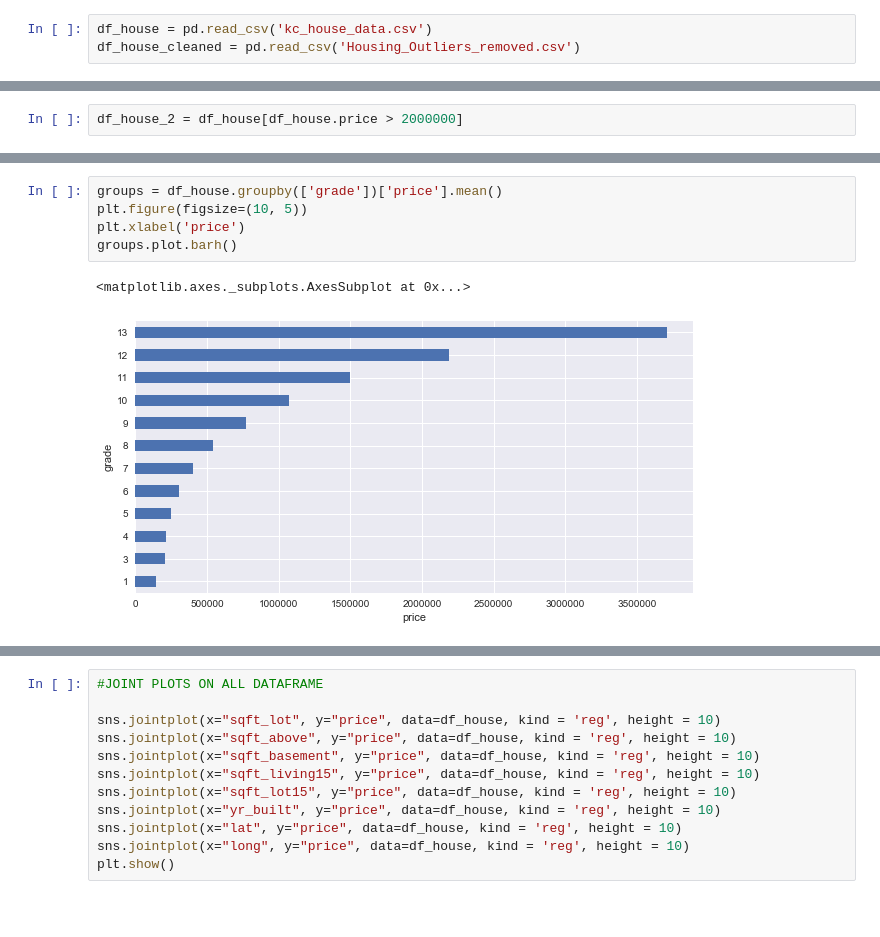
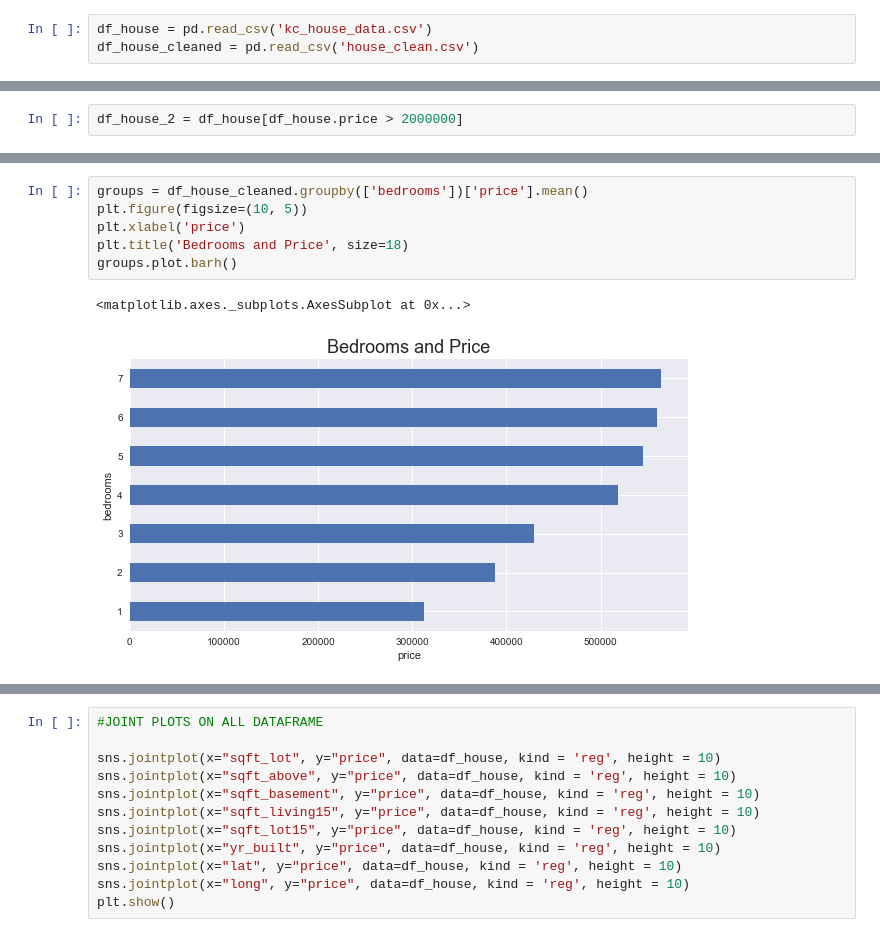
Before and after one commit to Banner10/Phase_2_Project, a Jupyter notebook: Visualizations.ipynb, the cells around one changed output, grey strips where cells are left out. Drawn from its saved outputs; the diff is of its cells as text; blank space fills up the shorter version.

```diff
--- a/Visualizations.ipynb
+++ b/Visualizations.ipynb
@@ -15,3 +17,3 @@ import statsmodels.stats.api as sms
 # %%
 df_house = pd.read_csv('kc_house_data.csv')
-df_house_cleaned = pd.read_csv('Housing_Outliers_removed.csv')
+df_house_cleaned = pd.read_csv('house_clean.csv')
@@ -76,8 +93,9 @@ plt.show()
 # %%
-groups = df_house.groupby(['grade'])['price'].mean()
+groups = df_house_cleaned.groupby(['bedrooms'])['price'].mean()
 plt.figure(figsize=(10, 5))
 plt.xlabel('price')
+plt.title('Bedrooms and Price', size=18)
 groups.plot.barh()
 # %% [output]
 <matplotlib.axes._subplots.AxesSubplot at 0x...>
-[figure, old version]
+[figure, new version]
```
Also changed, not shown: parts of 10 cells of this notebook, 7 other files.
